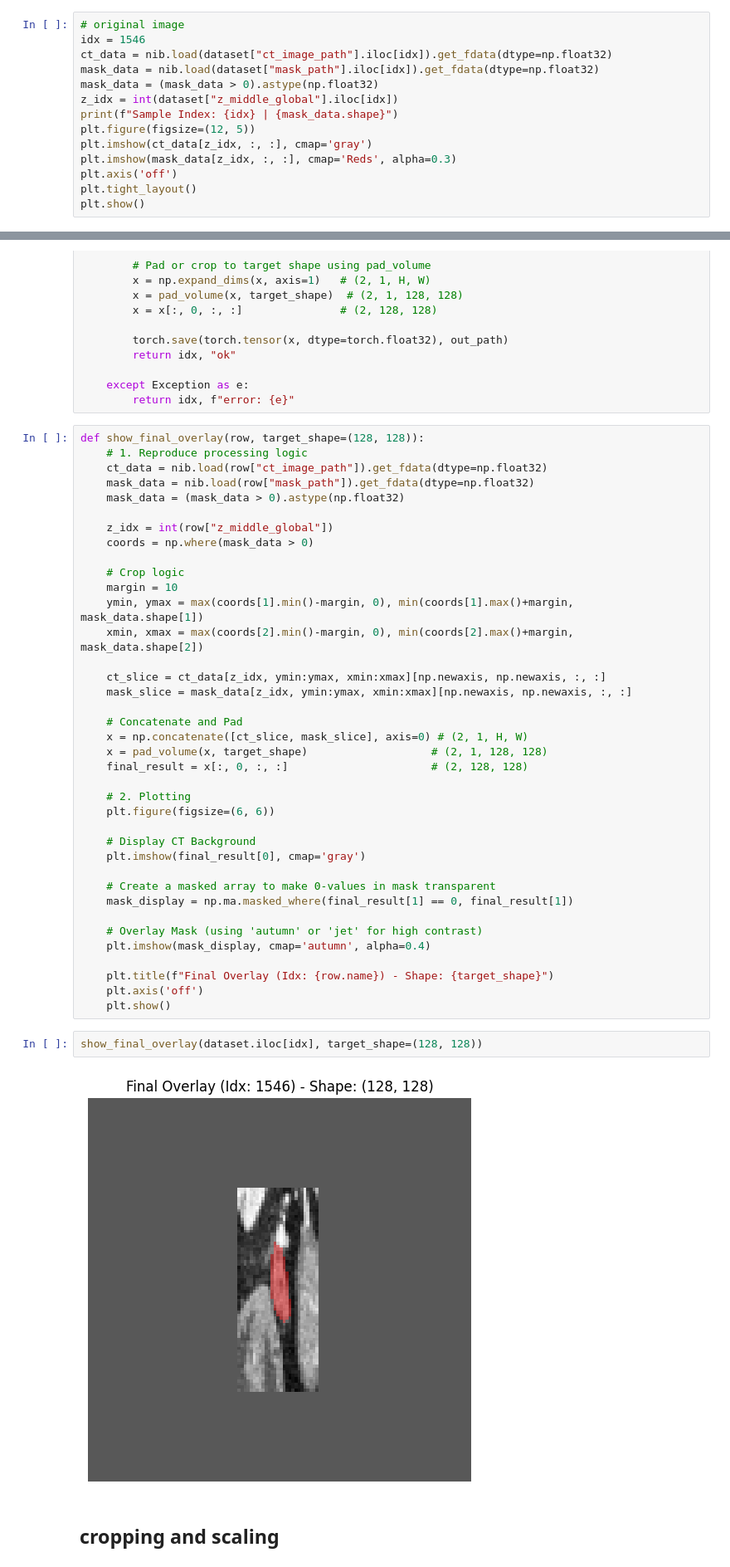
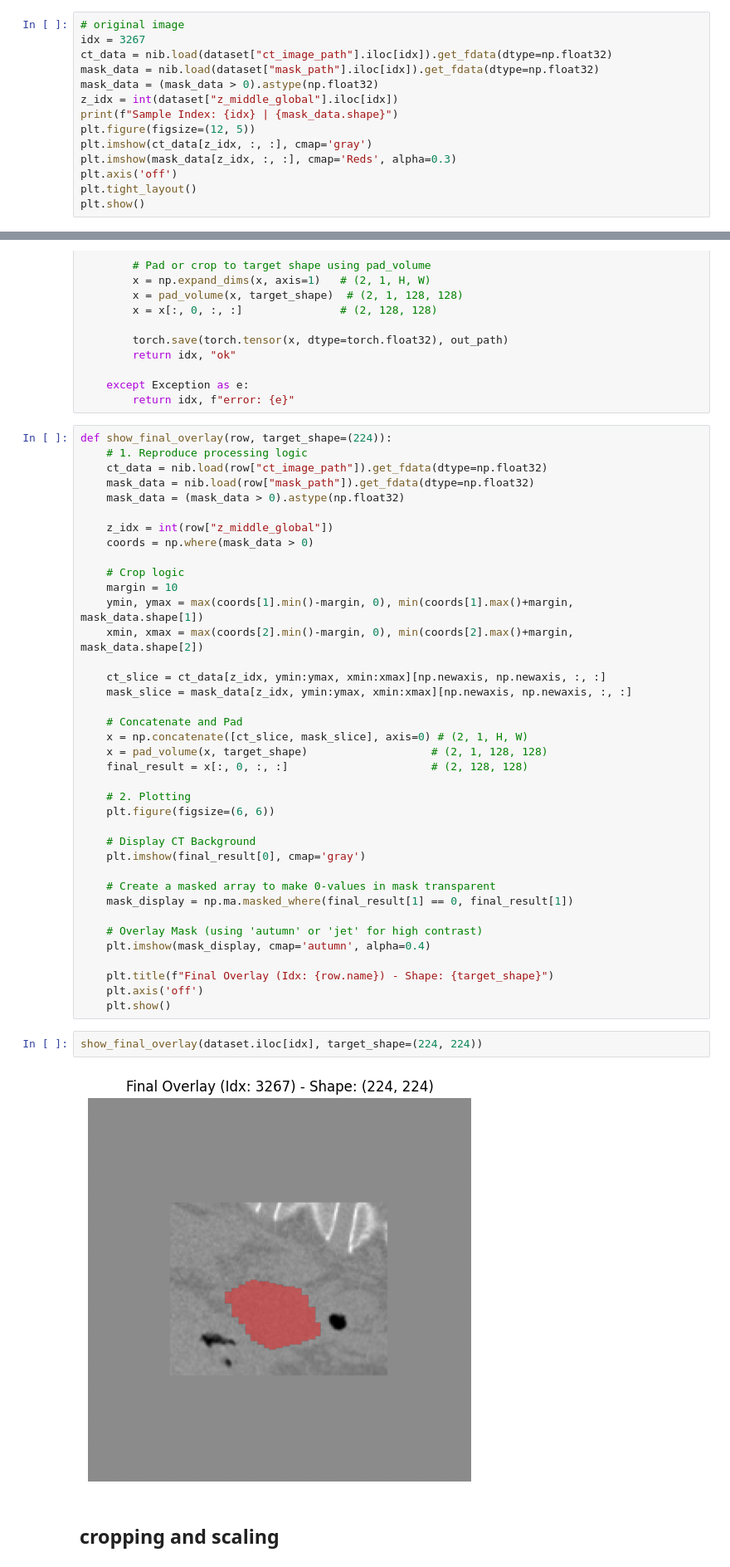
Before and after one commit to you66-s/deep-learning-radiomic-internship, a Jupyter notebook: models-development/test.ipynb, the cells around one changed output, grey strips where cells are left out. Shown at 83% size. Saved outputs shown, nothing was run; the diff lists cells and outputs as text.

```diff
--- a/models-development/test.ipynb
+++ b/models-development/test.ipynb
@@ -11,7 +11,7 @@ import torch
 dataset = pd.read_csv('../data/processed_dataset/GLCM/2d_1_slice_texture_radiomics_dataset_clean.csv')
 # %%
 # original image
-idx = 1546
+idx = 3267
 ct_data = nib.load(dataset["ct_image_path"].iloc[idx]).get_fdata(dtype=np.float32)
 mask_data = nib.load(dataset["mask_path"].iloc[idx]).get_fdata(dtype=np.float32)
 mask_data = (mask_data > 0).astype(np.float32)
@@ -103,7 +103,7 @@ def process_one(args):
     except Exception as e:
         return idx, f"error: {e}"
 # %%
-def show_final_overlay(row, target_shape=(128, 128)):
+def show_final_overlay(row, target_shape=(224)):
     # 1. Reproduce processing logic
     ct_data = nib.load(row["ct_image_path"]).get_fdata(dtype=np.float32)
     mask_data = nib.load(row["mask_path"]).get_fdata(dtype=np.float32)
@@ -141,9 +141,9 @@ def show_final_overlay(row, target_shape=(128, 128)):
     plt.axis('off')
     plt.show()
 # %%
-show_final_overlay(dataset.iloc[idx], target_shape=(128, 128))
+show_final_overlay(dataset.iloc[idx], target_shape=(224, 224))
 # %% [output]
-[figure, old version]
+[figure, new version]
 # %% [markdown]
 ## cropping and scaling
 # %%
```
Also changed, not shown: parts of 4 cells of this notebook.
